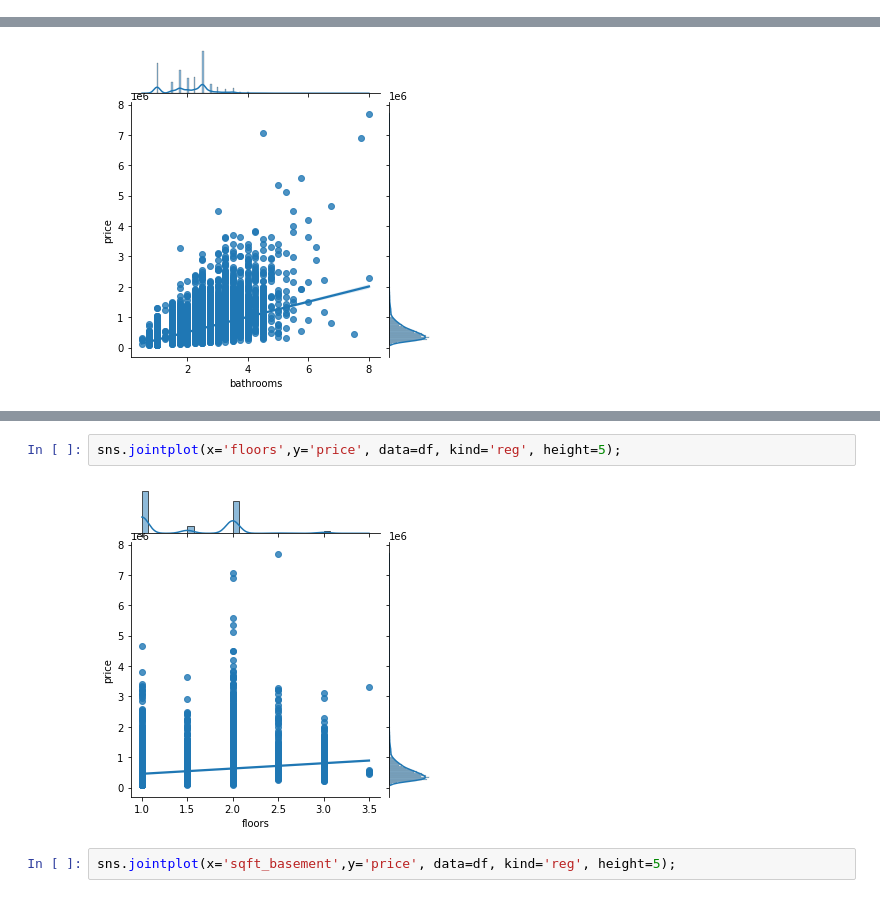
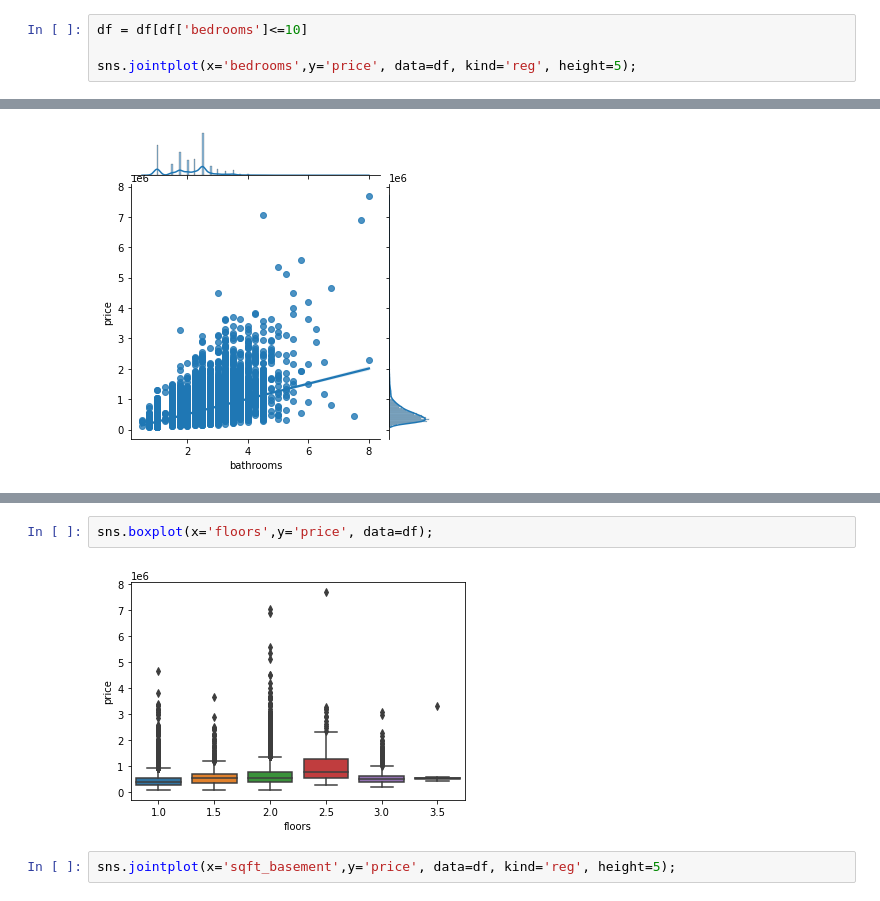
Before and after one commit to shadel96/King_County_Regression_Analysis, a Jupyter notebook: kc_preprocessing_exploring.ipynb, the cells around one changed output, grey strips where cells are left out. Drawn from its saved outputs; the diff is of its cells as text.

Commit message:
rmse evaluations, need to tidy graphs

```diff
--- a/kc_preprocessing_exploring.ipynb
+++ b/kc_preprocessing_exploring.ipynb
@@ -96,0 +119,4 @@ sns.jointplot(x='bedrooms',y='price', data=df, kind='reg', height=5);
+# %%
+df = df[df['bedrooms']<=10]
+
+sns.jointplot(x='bedrooms',y='price', data=df, kind='reg', height=5);
@@ -101,7 +139,7 @@ sns.jointplot(x='bathrooms',y='price', data=df, kind='reg', height=5);
 # %%
-sns.jointplot(x='floors',y='price', data=df, kind='reg', height=5);
+sns.boxplot(x='floors',y='price', data=df);
 # %% [output]
-[figure, old version]
+[figure, new version]
 # %%
 sns.jointplot(x='sqft_basement',y='price', data=df, kind='reg', height=5);
 # %% [output]
```
Also changed, not shown: parts of 34 cells of this notebook, 3 other files.
